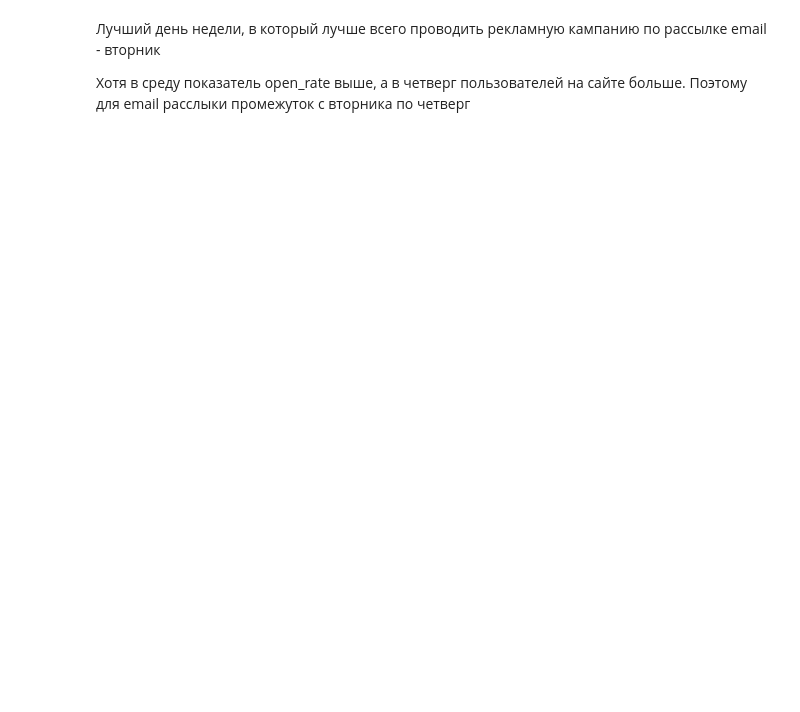
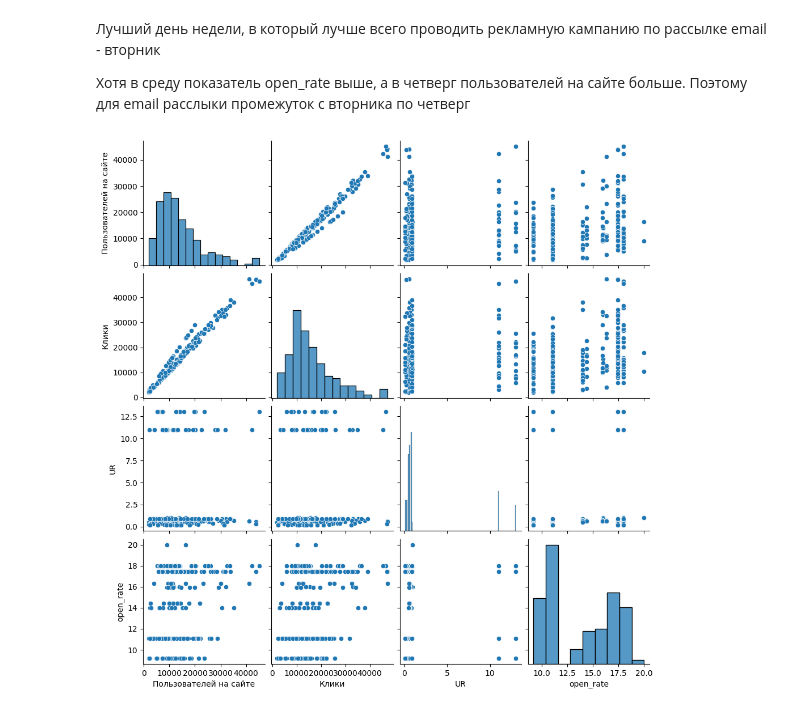
Before and after one commit to Levkaiv/test, a Jupyter notebook: test.ipynb, the cells around one changed output. Saved outputs shown, nothing was run; the diff lists cells and outputs as text; code cells hidden in the pictures; blank space fills up the shorter version.

```diff
--- a/test.ipynb
+++ b/test.ipynb
@@ -86,3 +79,16 @@ df2.groupby(['День недели с названием'])[['open_rate','CTOR'
 Лучший день недели, в который лучше всего проводить рекламную кампанию по рассылке email - вторник
 
 Хотя в среду показатель open_rate выше, а в четверг пользователей на сайте больше. Поэтому для email расслыки промежуток с вторника по четверг
+# %%
+'''
+Заметил на визуализации странное увеличение пользователей на сайте (и кликов) в момент,
+когда UR (процент отписавшихся) увеличился.
+
+Решил посмотреть взаимосвязь между переменными.
+Если посмотреть график UR с Пользователями на сайте, то взаимосвязи мы не увидим,
+однако большая часть данных расположена при значении UR менее 1% , однако выбросы по метрике UR
+никак не связаны с количеством пользователей на сайте
+'''
+sns.pairplot(df2[['Пользователей на сайте','Клики','UR','open_rate']]);
+# %% [output]
+[figure, added]
```
Also changed, not shown: parts of 2 cells of this notebook.
